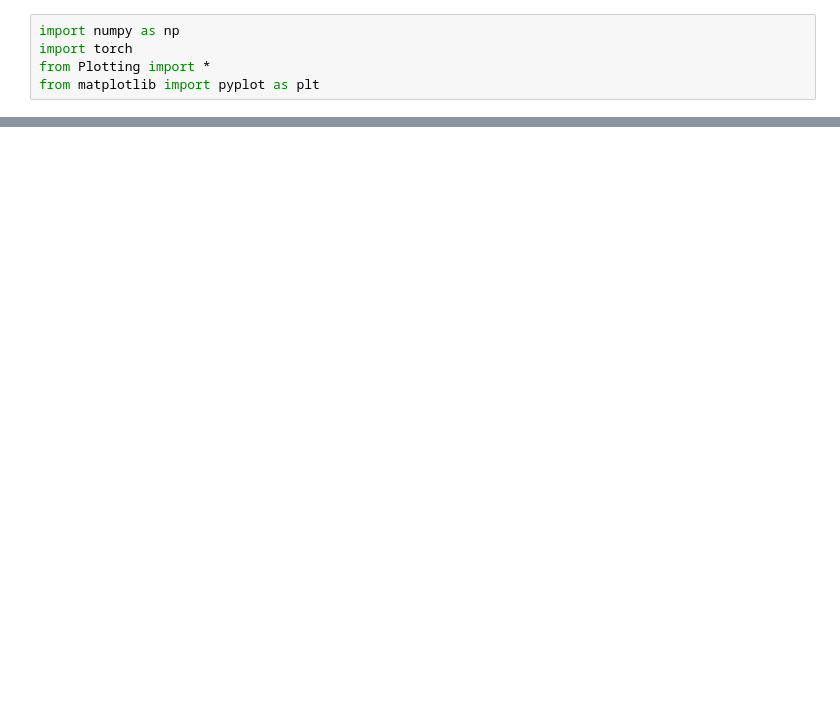
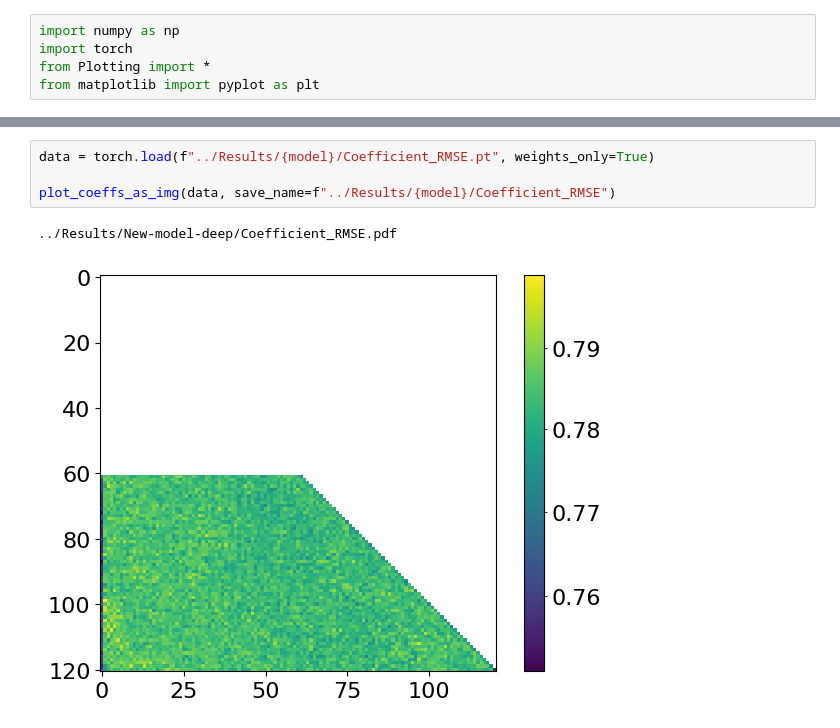
Before and after one commit to lugin100/Research-Project, a Jupyter notebook: Code/Plotting.ipynb, the cells around one changed output, grey strips where cells are left out. Saved outputs shown, nothing was run; the diff lists cells and outputs as text; blank space fills up the shorter version.

```diff
--- a/Code/Plotting.ipynb
+++ b/Code/Plotting.ipynb
@@ -28,0 +29,7 @@ plot_io(show=True, save_name=f"../Results/{model}/RMSE_over_time")
+# %%
+data = torch.load(f"../Results/{model}/Coefficient_RMSE.pt", weights_only=True)
+
+plot_coeffs_as_img(data, save_name=f"../Results/{model}/Coefficient_RMSE")
+# %% [output]
+../Results/New-model-deep/Coefficient_RMSE.pdf
+[figure, added]
```
Also changed, not shown: parts of 1 cell of this notebook, 4 other files.
